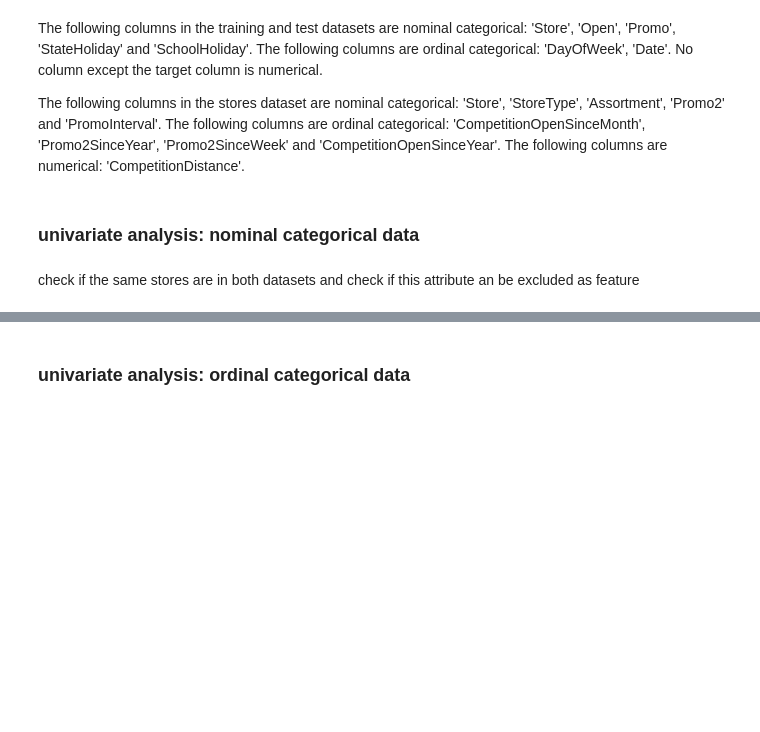
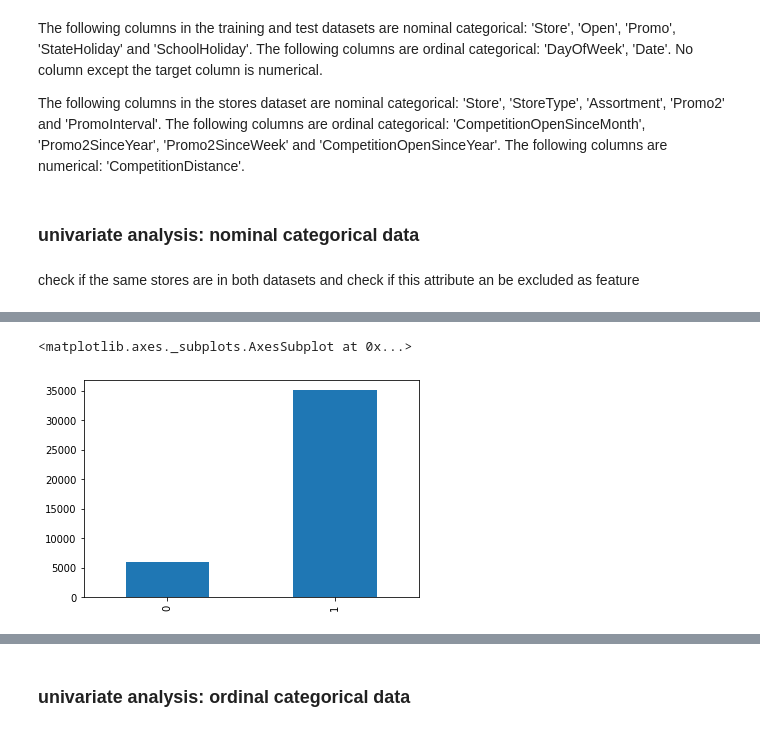
Before and after one commit to djdtimit/kaggle, a Jupyter notebook: rossmann/EDA/eda.ipynb, the cells around one changed output, grey strips where cells are left out. Cells and saved outputs as stored; diff of their text form; code cells hidden in the pictures; blank space fills up the shorter version.

```diff
--- a/rossmann/EDA/eda.ipynb
+++ b/rossmann/EDA/eda.ipynb
@@ -529,0 +541,3 @@ df_stores[['CompetitionDistance', 'CompetitionOpenSinceMonth','CompetitionOpenSi
+# %%
+df_test = pd.read_csv('/home/timbo/Repos/kaggle/rossmann/datasets/test.csv', ',', dtype=train_dtypes,
+                      parse_dates=['DayOfWeek','Date'])
@@ -568,0 +595,5 @@ check if the same stores are in both datasets and check if this attribute an be
+# %%
+df_test['Open'].value_counts().sort_index().plot.bar()
+# %% [output]
+<matplotlib.axes._subplots.AxesSubplot at 0x...>
+[figure, added]
```
Also changed, not shown: parts of 17 cells of this notebook.
